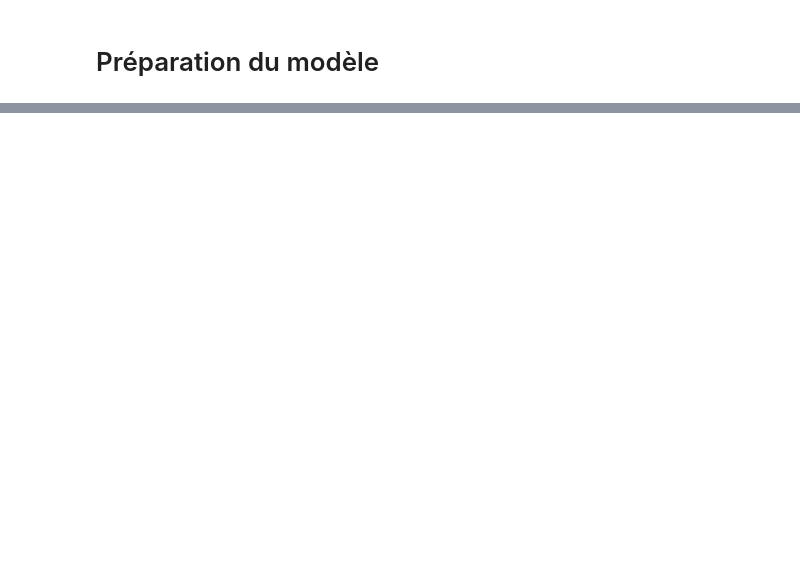
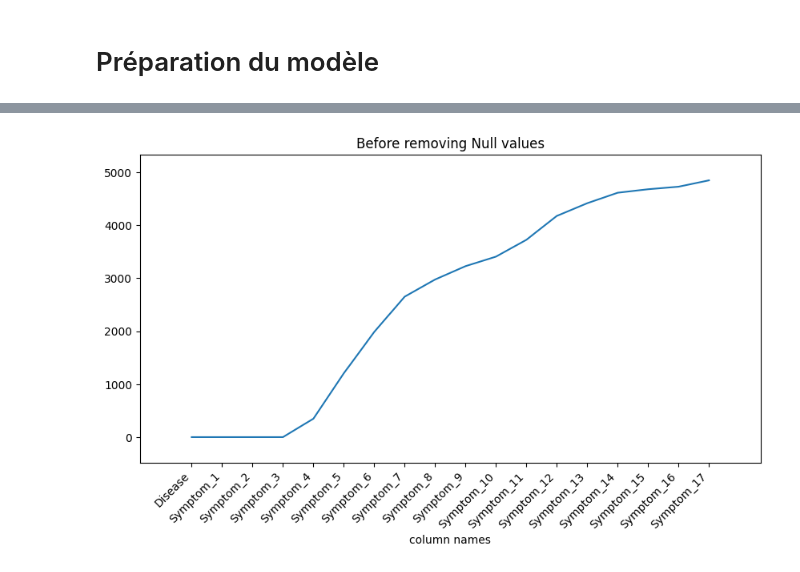
Before and after one commit to pascal-rithi-ke/detection_maladie, a Jupyter notebook: model/ChatBot.ipynb, the cells around one changed output, grey strips where cells are left out. Cells and saved outputs as stored; diff of their text form; code cells hidden in the pictures; blank space fills up the shorter version.

```diff
--- a/model/ChatBot.ipynb
+++ b/model/ChatBot.ipynb
@@ -464,0 +146,7 @@ plt.show()
+# %%
+# Désactiver les avertissements
+warnings.filterwarnings("ignore", category=FutureWarning)
+
+df = pd.read_csv('../data/dataset.csv')
+df = shuffle(df,random_state=42)
+df.head()
@@ -464,0 +160,4 @@ plt.show()
+# %%
+for col in df.columns:
+    df[col] = df[col].str.replace('_',' ')
+df.head()
@@ -464,0 +179,3 @@ plt.show()
+# %%
+null_checker = df.apply(lambda x: sum(x.isnull())).to_frame(name='count')
+print(null_checker)
@@ -464,0 +202,11 @@ plt.show()
+# %%
+plt.figure(figsize=(10,5))
+plt.plot(null_checker.index, null_checker['count'])
+plt.xticks(null_checker.index, null_checker.index, rotation=45,
+horizontalalignment='right')
+plt.title('Before removing Null values')
+plt.xlabel('column names')
+plt.margins(0.1)
+plt.show()
+# %% [output]
+[figure, added]
```
Also changed, not shown: parts of 54 cells of this notebook, 20 other files.
